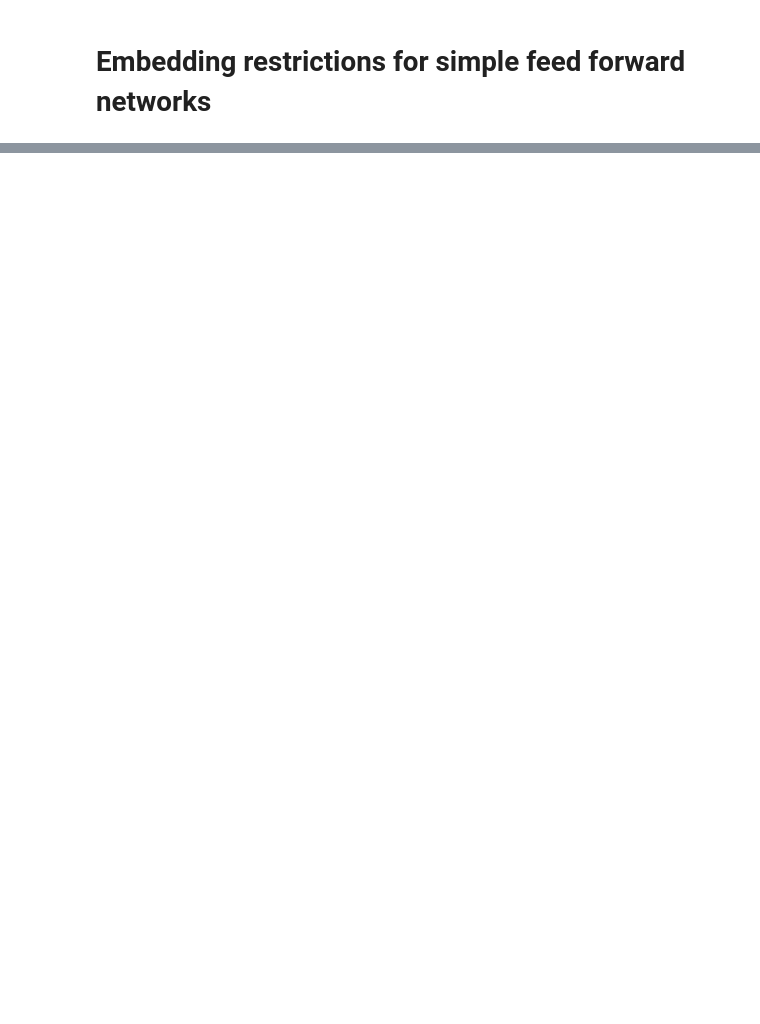
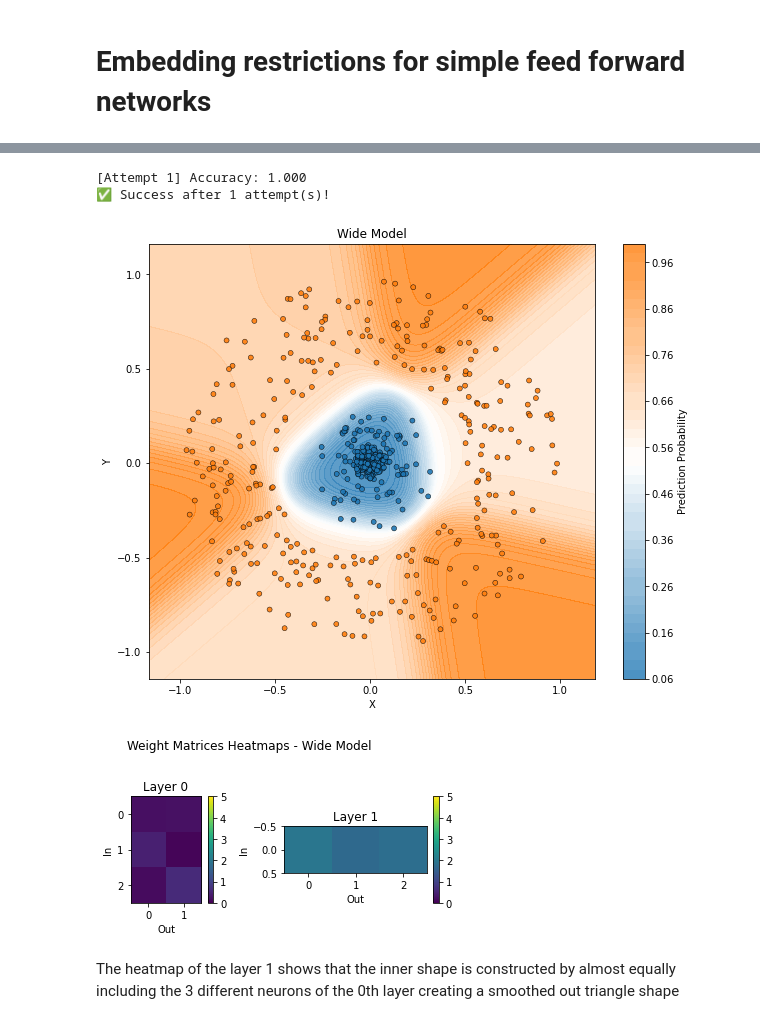
Before and after one commit to twoehrer/embedding, a Jupyter notebook: feedforwardexample.ipynb, the cells around one changed output, grey strips where cells are left out. Drawn from its saved outputs; the diff is of its cells as text; code cells hidden in the pictures; blank space fills up the shorter version.

```diff
--- a/feedforwardexample.ipynb
+++ b/feedforwardexample.ipynb
@@ -76,7 +124,9 @@ def compute_accuracy(y_pred, y_true):
     total = y_true.shape[0]
     return correct / total
 
-def train_model(model, X_train, y_train, X_test, y_test,
+import copy
+
+def train_model(model, train_loader, test_loader,
                                 epochs=300, lr=0.01, patience=300, batch_size=128):
     model.train()
     optimizer = torch.optim.Adam(model.parameters(), lr=lr)
@@ -85,9 +135,7 @@ def train_model(model, X_train, y_train, X_test, y_test,
     patience_counter = 0
     losses = []
 
-    # Create DataLoader for training data
-    train_dataset = TensorDataset(X_train, y_train)
-    train_loader = DataLoader(train_dataset, batch_size=batch_size, shuffle=True)
+
 
     for epoch in range(epochs):
         epoch_loss = 0
@@ -105,12 +153,18 @@ def train_model(model, X_train, y_train, X_test, y_test,
         # Evaluate on test data
         model.eval()
         with torch.no_grad():
-            test_preds = model(X_test)
-            acc = compute_accuracy(test_preds, y_test)
+            acc_summed = 0.
+            counter = 0
+            for X_test, y_test in test_loader:
+                counter += 1
+                test_preds = model(X_test)
+                acc_summed += compute_accuracy(test_preds, y_test)
+            acc = acc_summed / counter
         model.train()
 
         if acc > best_acc:
             best_acc = acc
+            best_model_state = copy.deepcopy(model.state_dict())
             patience_counter = 0
         else:
             patience_counter += 1
@@ -118,15 +172,19 @@ def train_model(model, X_train, y_train, X_test, y_test,
                 print(f"⏹️ Early stopping at epoch {epoch}, best acc: {best_acc:.3f}")
                 break
 
-    return best_acc, losses
+        # At end, load the best model
+    if patience_counter > 0:
+        model.load_state_dict(best_model_state)
+
+    return model, best_acc, losses  # <--- return the best model!
 
 
 
-def train_until_threshold(model_class, X_train, y_train, X_test, y_test,
+def train_until_threshold(model_class, train_loader, test_loader,
                           max_retries=10, threshold=0.95, **model_kwargs):
     for attempt in range(1, max_retries + 1):
         model = model_class(**model_kwargs)
-        acc, losses = train_model(model, X_train, y_train, X_test, y_test)
+        model, acc, losses = train_model(model, train_loader, test_loader)
         print(f"[Attempt {attempt}] Accuracy: {acc:.3f}")
         if acc >= threshold:
             print(f"✅ Success after {attempt} attempt(s)!")
@@ -362,3 +432,20 @@ for plot in range(10):
+# %%
+model_wide, acc_wide, losses_wide = train_until_threshold(
+    FFnet, train_loader, test_loader,
+    max_retries=20, threshold=0.95,
+    depth=1, width=3, bottleneck=False, activation='tanh'
+)
+# %% [output]
+[Attempt 1] Accuracy: 1.000
+✅ Success after 1 attempt(s)!
+# %%
+plot_decision_boundary(model_wide, X_test.numpy(), y_test.numpy(), title="Wide Model")
+plot_weight_heatmaps(model_wide, title="Wide Model")
+# %% [output]
+[figure, added]
+[figure, added]
+# %% [markdown]
+The heatmap of the layer 1 shows that the inner shape is constructed by almost equally including the 3 different neurons of the 0th layer creating a smoothed out triangle shape
 # %%
 # Define a grid over the input space.
 grid_size = 100 # Adjust as needed.
```
Also changed, not shown: parts of 28 cells of this notebook, 13 other files.
